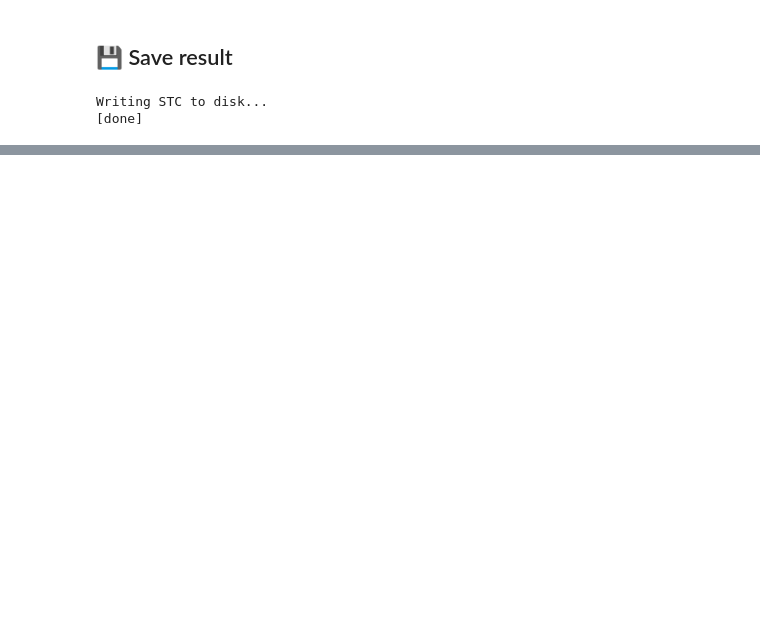
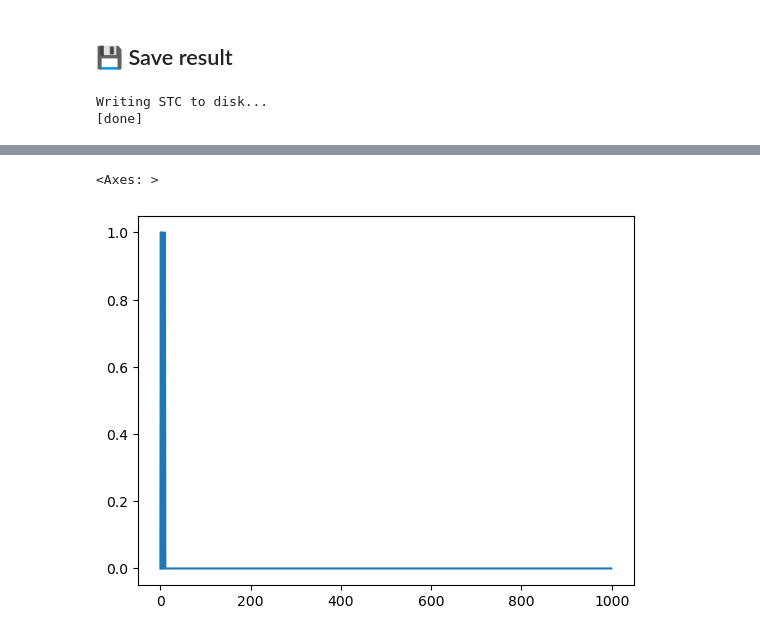
Before and after one commit to NinoHerve/mindmap, a Jupyter notebook: pipeline/4_inverse_CSET.ipynb, the cells around one changed output, grey strips where cells are left out. Saved outputs shown, nothing was run; the diff lists cells and outputs as text; code cells hidden in the pictures; blank space fills up the shorter version.

```diff
--- a/pipeline/4_inverse_CSET.ipynb
+++ b/pipeline/4_inverse_CSET.ipynb
@@ -174,0 +214,23 @@ Writing STC to disk...
+# %%
+# generate signals
+G = pygsp.graphs.Graph(conn, lap_type="normalized", coords=sources)
+G.compute_fourier_basis()
+cst = G.U.T
+
+alpha = np.zeros(len(sources))
+alpha[[1,3,5,10]] = 1
+
+print(f"Sparsity: {(1-np.sum(alpha>0)/len(alpha))*100:.3}%")
+
+# source signal
+signal1 = cst.T @ alpha
+src["sources"] = signal1
+
+# sensor signal
+signal2 = forward @ signal1
+sen["sensors"] = signal2
+
+p = pv.Plotter()
+p.add_mesh(src, render_points_as_spheres=True, point_size=10)
+p.add_mesh(sen, point_size=8)
+p.show()
@@ -174,0 +298,6 @@ Writing STC to disk...
+# %%
+import seaborn as sns
+sns.lineplot(alpha)
+# %% [output]
+<Axes: >
+[figure, added]
```
Also changed, not shown: parts of 23 cells of this notebook, 13 other files.
